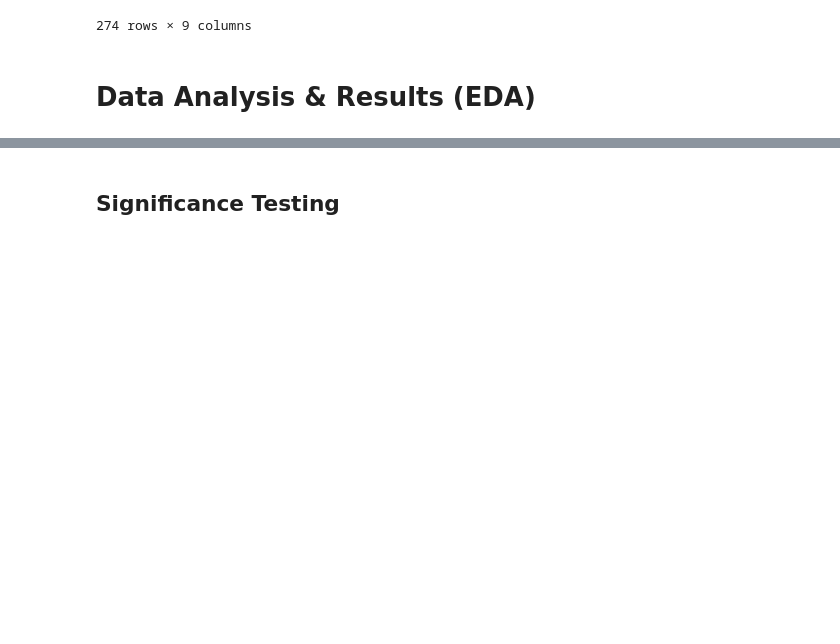
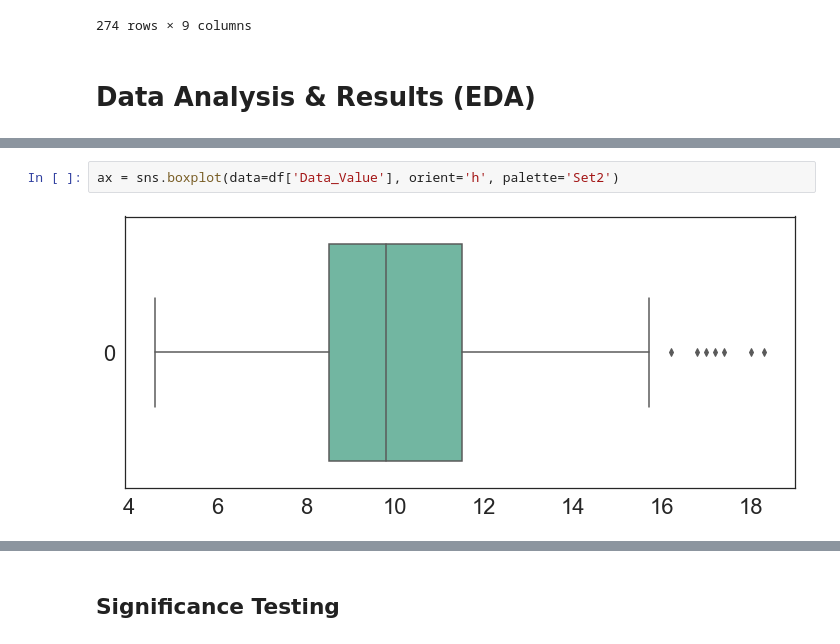
Before and after one commit to sim-anna/COGS108-Group_026-Wi23, a Jupyter notebook: EDACheckpointGroup_026-Wi23.ipynb, the cells around one changed output, grey strips where cells are left out. Drawn from its saved outputs; the diff is of its cells as text; blank space fills up the shorter version.

```diff
--- a/EDACheckpointGroup_026-Wi23.ipynb
+++ b/EDACheckpointGroup_026-Wi23.ipynb
@@ -276,0 +288,4 @@ plt.scatter(df['Mean'].values, df['Data_Value'].values)
+# %%
+ax = sns.boxplot(data=df['Data_Value'], orient='h', palette='Set2')
+# %% [output]
+[figure, added]
```
Also changed, not shown: parts of 23 cells of this notebook.
